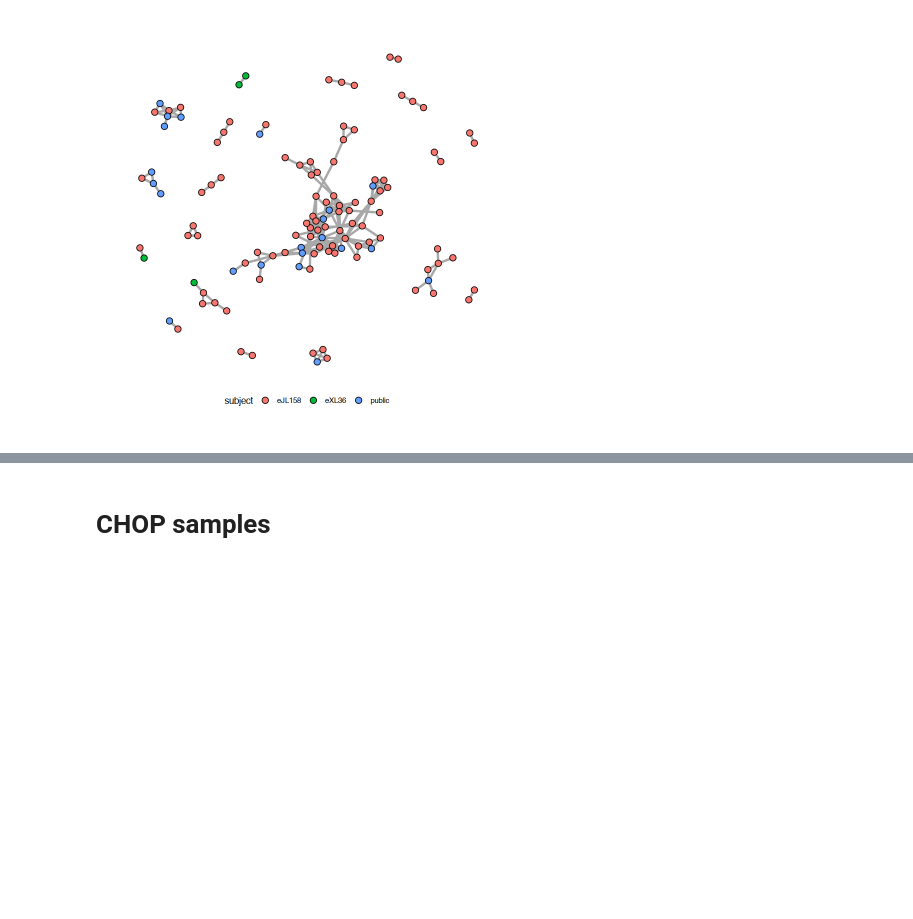
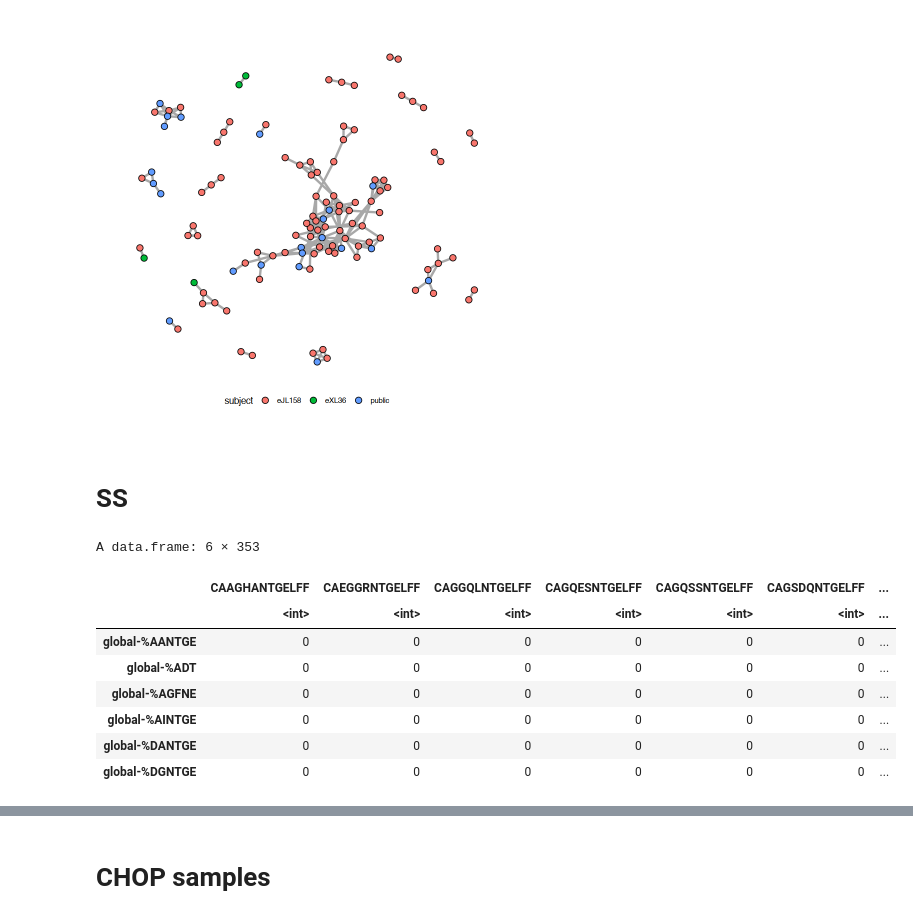
Before and after one commit to pughlab/ped_CapTCRseq, a Jupyter notebook: notebooks/000_GLIPH_analysis.ipynb, the cells around one changed output, grey strips where cells are left out. Saved outputs shown, nothing was run; the diff lists cells and outputs as text; code cells hidden in the pictures; blank space fills up the shorter version.

```diff
--- a/notebooks/000_GLIPH_analysis.ipynb
+++ b/notebooks/000_GLIPH_analysis.ipynb
@@ -149,3 +151,5 @@ ggraph(gliph_data_igrf1, layout = "graphopt") + #graphopt, fr, mds
   theme(legend.position = "bottom")
 # %% [output]
 [figure]
+# %% [markdown]
+# SS
@@ -151,0 +159,12 @@ ggraph(gliph_data_igrf1, layout = "graphopt") + #graphopt, fr, mds
+# %%
+head(gliph_data_matrix_df)
+# %% [output]
+A data.frame: 6 × 353
+|  | CAAGHANTGELFF | CAEGGRNTGELFF | CAGGQLNTGELFF | CAGQESNTGELFF | CAGQSSNTGELFF | CAGSDQNTGELFF | ... |
+|  | <int> | <int> | <int> | <int> | <int> | <int> | ... |
+| global-%AANTGE | 0 | 0 | 0 | 0 | 0 | 0 | ... |
+| global-%ADT | 0 | 0 | 0 | 0 | 0 | 0 | ... |
+| global-%AGFNE | 0 | 0 | 0 | 0 | 0 | 0 | ... |
+| global-%AINTGE | 0 | 0 | 0 | 0 | 0 | 0 | ... |
+| global-%DANTGE | 0 | 0 | 0 | 0 | 0 | 0 | ... |
+| global-%DGNTGE | 0 | 0 | 0 | 0 | 0 | 0 | ... |
```
Also changed, not shown: parts of 16 cells of this notebook.
